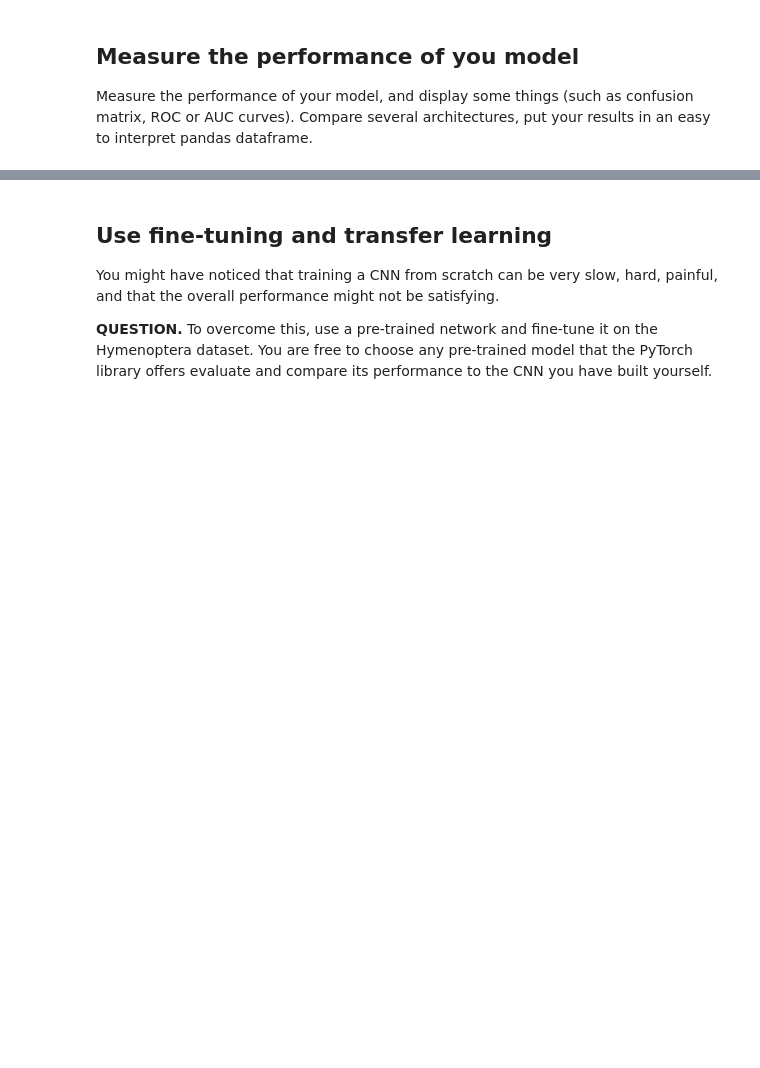
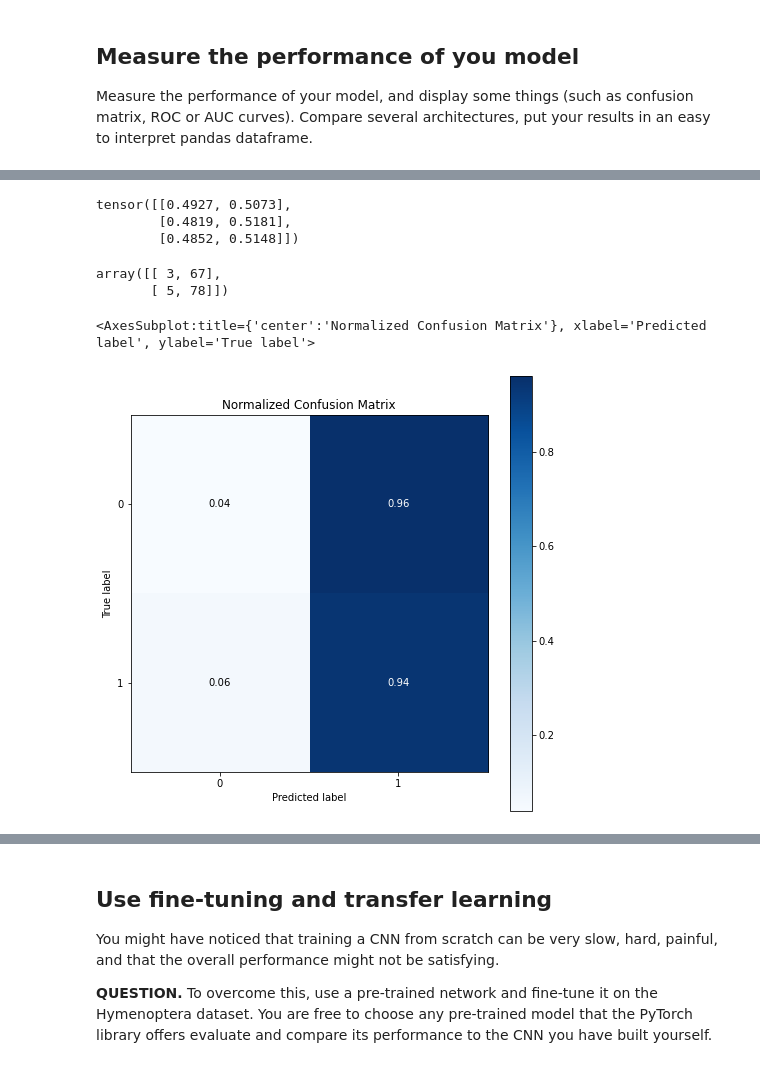
Before and after one commit to JLechuga94/DeepLearning, a Jupyter notebook: T4/tutorial04b.ipynb, the cells around one changed output, grey strips where cells are left out. Drawn from its saved outputs; the diff is of its cells as text; code cells hidden in the pictures; blank space fills up the shorter version.

Commit message:
Added performance metrics

```diff
--- a/T4/tutorial04b.ipynb
+++ b/T4/tutorial04b.ipynb
@@ -276,0 +304,29 @@ Compare several architectures, put your results in an easy to interpret pandas d
+# %%
+def get_predictions(model, loader):
+    all_preds = torch.tensor([]).detach()
+    for batch in loader:
+        images, labels = batch
+        preds = model(images)
+        all_preds = torch.cat((all_preds, preds), dim=0)
+    return all_preds.detach()
+# %%
+# Note: we should increase the batch_size to compure pure forward predictions
+predictions = get_predictions(net, val_loader)
+scores = F.softmax(predictions, dim=1)
+# %%
+scores[:3].detach()
+# %% [output]
+tensor([[0.4927, 0.5073],
+        [0.4819, 0.5181],
+        [0.4852, 0.5148]])
+# %%
+confusion_matrix = confusion_matrix(val_data.targets, scores.argmax(dim=1))
+confusion_matrix
+# %% [output]
+array([[ 3, 67],
+       [ 5, 78]])
+# %%
+skplt.metrics.plot_confusion_matrix(val_data.targets, scores.argmax(dim=1), normalize=True, figsize=(8, 8))
+# %% [output]
+<AxesSubplot:title={'center':'Normalized Confusion Matrix'}, xlabel='Predicted label', ylabel='True label'>
+[figure, added]
```
Also changed, not shown: parts of 9 cells of this notebook.
